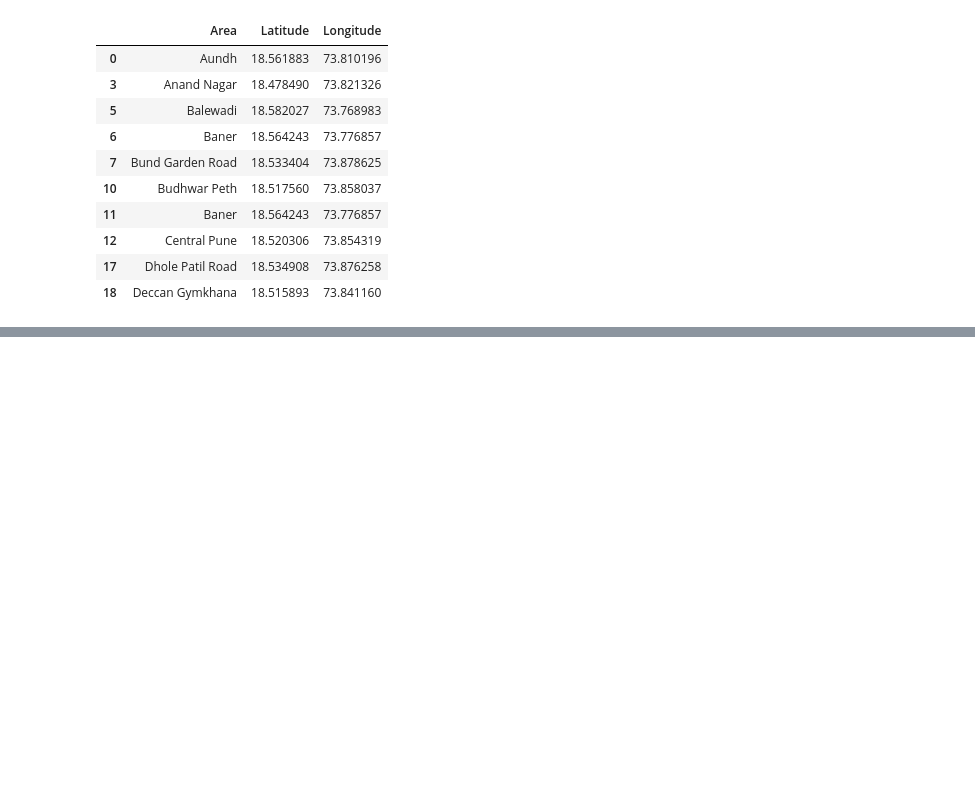
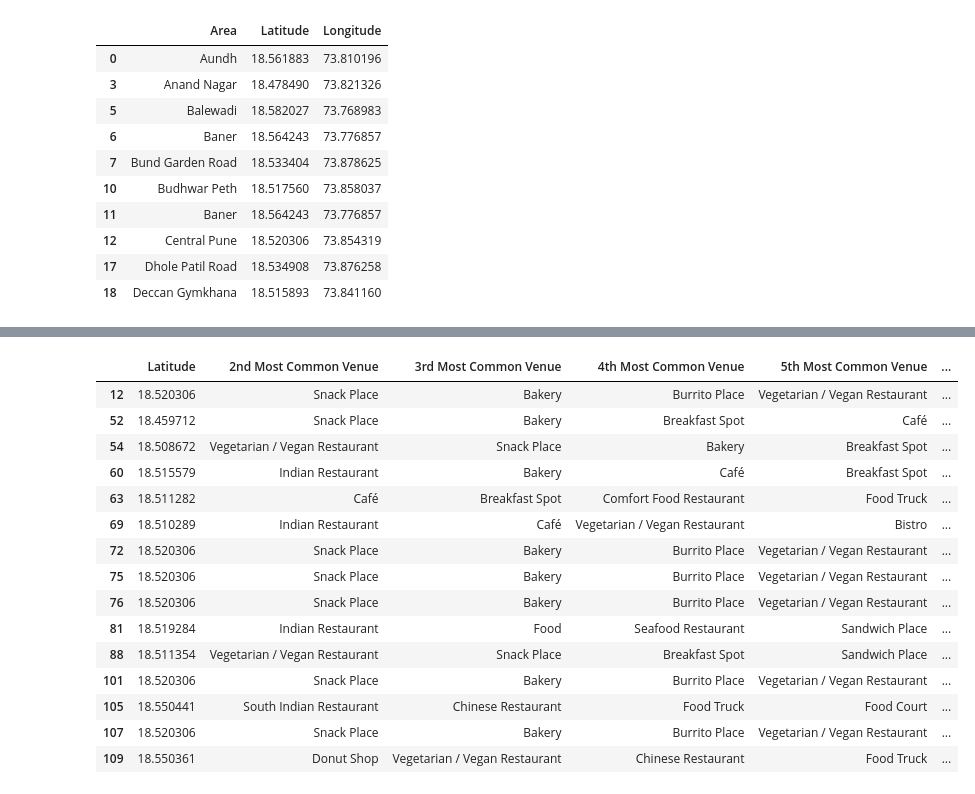
Before and after one commit to adityadmahale/ibm-data-science, a Jupyter notebook: Final Project/coursera_capstone.ipynb, the cells around one changed output, grey strips where cells are left out. Cells and saved outputs as stored; diff of their text form; code cells hidden in the pictures; blank space fills up the shorter version.

```diff
--- a/Final Project/coursera_capstone.ipynb
+++ b/Final Project/coursera_capstone.ipynb
@@ -90,0 +425,20 @@ pune_map
+# %%
+# Cluster 2
+pune_merged.loc[pune_merged['Cluster Labels'] == 2, pune_merged.columns[[1] + list(range(5, pune_merged.shape[1]))]]
+# %% [output]
+|  | Latitude | 2nd Most Common Venue | 3rd Most Common Venue | 4th Most Common Venue | 5th Most Common Venue | ... |
+| 12 | 18.520306 | Snack Place | Bakery | Burrito Place | Vegetarian / Vegan Restaurant | ... |
+| 52 | 18.459712 | Snack Place | Bakery | Breakfast Spot | Café | ... |
+| 54 | 18.508672 | Vegetarian / Vegan Restaurant | Snack Place | Bakery | Breakfast Spot | ... |
+| 60 | 18.515579 | Indian Restaurant | Bakery | Café | Breakfast Spot | ... |
+| 63 | 18.511282 | Café | Breakfast Spot | Comfort Food Restaurant | Food Truck | ... |
+| 69 | 18.510289 | Indian Restaurant | Café | Vegetarian / Vegan Restaurant | Bistro | ... |
+| 72 | 18.520306 | Snack Place | Bakery | Burrito Place | Vegetarian / Vegan Restaurant | ... |
+| 75 | 18.520306 | Snack Place | Bakery | Burrito Place | Vegetarian / Vegan Restaurant | ... |
+| 76 | 18.520306 | Snack Place | Bakery | Burrito Place | Vegetarian / Vegan Restaurant | ... |
+| 81 | 18.519284 | Indian Restaurant | Food | Seafood Restaurant | Sandwich Place | ... |
+| 88 | 18.511354 | Vegetarian / Vegan Restaurant | Snack Place | Breakfast Spot | Sandwich Place | ... |
+| 101 | 18.520306 | Snack Place | Bakery | Burrito Place | Vegetarian / Vegan Restaurant | ... |
+| 105 | 18.550441 | South Indian Restaurant | Chinese Restaurant | Food Truck | Food Court | ... |
+| 107 | 18.520306 | Snack Place | Bakery | Burrito Place | Vegetarian / Vegan Restaurant | ... |
+| 109 | 18.550361 | Donut Shop | Vegetarian / Vegan Restaurant | Chinese Restaurant | Food Truck | ... |
```
Also changed, not shown: parts of 32 cells of this notebook.
